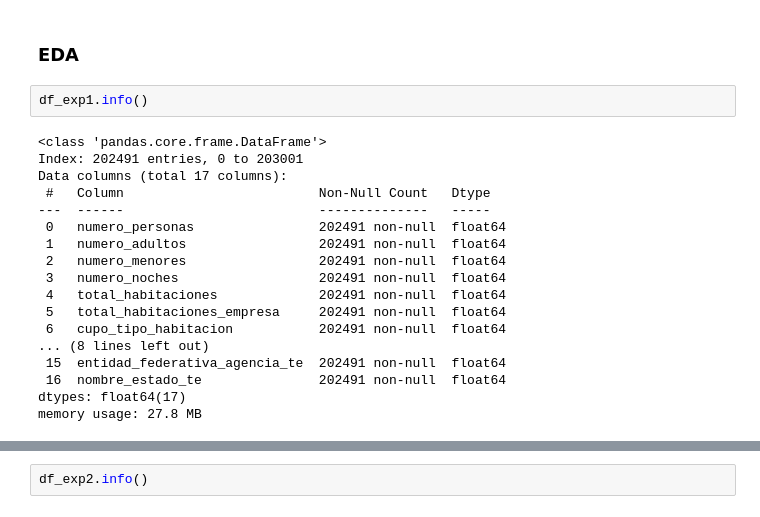
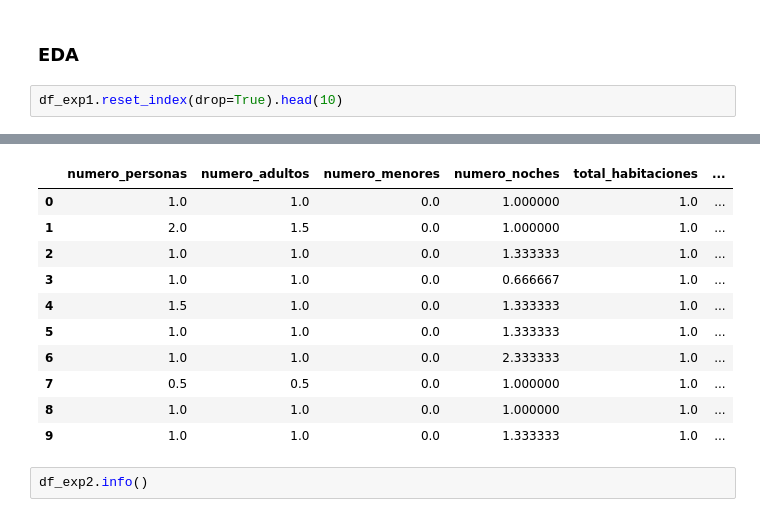
Before and after one commit to EstebanPerez25/TCA-Project, a Jupyter notebook: notebooks/data_science.ipynb, the cells around one changed output, grey strips where cells are left out. Drawn from its saved outputs; the diff is of its cells as text.

Commit message:
data_preocessing pipeline - reset index luego de drop outliers

```diff
--- a/notebooks/data_science.ipynb
+++ b/notebooks/data_science.ipynb
@@ -71,22 +61,5 @@ df_exp2 = catalog.load("reservaciones_exp2") # type: ignore # noqa: F821
 # %% [markdown]
 ### EDA
 # %%
-df_exp1.info()
+df_exp1.reset_index(drop=True).head(10)
 # %% [output]
-<class 'pandas.core.frame.DataFrame'>
-Index: 202491 entries, 0 to 203001
-Data columns (total 17 columns):
- #   Column                         Non-Null Count   Dtype
----  ------                         --------------   -----
- 0   numero_personas                202491 non-null  float64
- 1   numero_adultos                 202491 non-null  float64
- 2   numero_menores                 202491 non-null  float64
- 3   numero_noches                  202491 non-null  float64
- 4   total_habitaciones             202491 non-null  float64
- 5   total_habitaciones_empresa     202491 non-null  float64
- 6   cupo_tipo_habitacion           202491 non-null  float64
-... (8 lines left out)
- 15  entidad_federativa_agencia_te  202491 non-null  float64
- 16  nombre_estado_te               202491 non-null  float64
-dtypes: float64(17)
-memory usage: 27.8 MB
@@ -93,3 +67,14 @@ memory usage: 27.8 MB
+|  | numero_personas | numero_adultos | numero_menores | numero_noches | total_habitaciones | ... |
+| 0 | 1.0 | 1.0 | 0.0 | 1.000000 | 1.0 | ... |
+| 1 | 2.0 | 1.5 | 0.0 | 1.000000 | 1.0 | ... |
+| 2 | 1.0 | 1.0 | 0.0 | 1.333333 | 1.0 | ... |
+| 3 | 1.0 | 1.0 | 0.0 | 0.666667 | 1.0 | ... |
+| 4 | 1.5 | 1.0 | 0.0 | 1.333333 | 1.0 | ... |
+| 5 | 1.0 | 1.0 | 0.0 | 1.333333 | 1.0 | ... |
+| 6 | 1.0 | 1.0 | 0.0 | 2.333333 | 1.0 | ... |
+| 7 | 0.5 | 0.5 | 0.0 | 1.000000 | 1.0 | ... |
+| 8 | 1.0 | 1.0 | 0.0 | 1.000000 | 1.0 | ... |
+| 9 | 1.0 | 1.0 | 0.0 | 1.333333 | 1.0 | ... |
 # %%
 df_exp2.info()
 # %% [output]
```
Also changed, not shown: parts of 3 cells of this notebook, 2 other files.
